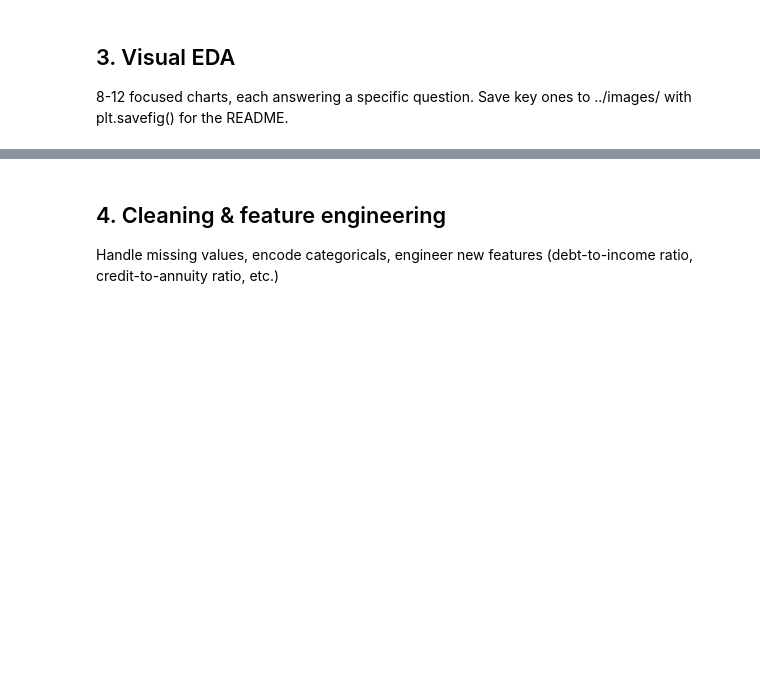
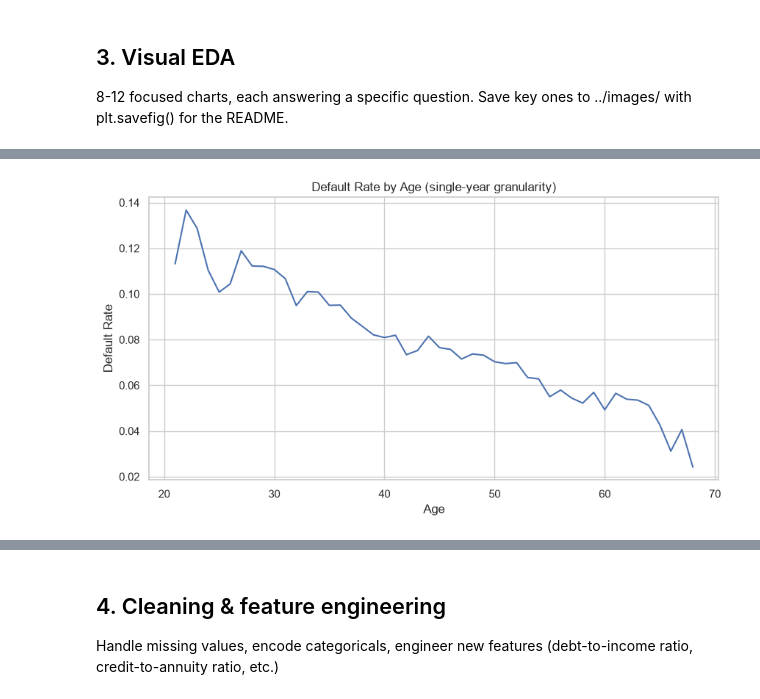
Before and after one commit to IanCode212/Credit_Risk_default_prediction, a Jupyter notebook: notebooks/01_analysis.ipynb, the cells around one changed output, grey strips where cells are left out. Saved outputs shown, nothing was run; the diff lists cells and outputs as text; code cells hidden in the pictures; blank space fills up the shorter version.

Commit message:
Add EDA charts and move DB password to .env

```diff
--- a/notebooks/01_analysis.ipynb
+++ b/notebooks/01_analysis.ipynb
@@ -17,0 +33,6 @@ sns.set_theme(style='whitegrid')
+# %%
+import os
+from dotenv import load_dotenv
+
+load_dotenv("C:\\Users\\Ian\\OneDrive\\Desktop\\credit-risk-default-prediction\\.env")
+engine = create_engine(f"mysql+pymysql://root:{os.getenv('DB_PASSWORD')}@localhost:3306/credit_risk")
@@ -35,0 +201,22 @@ Write SQL queries here for: default rate by income bracket, age, education, empl
+# %%
+query_age = '''
+SELECT
+  FLOOR(-DAYS_BIRTH/365) AS age,
+  AVG(TARGET) AS default_rate,
+    COUNT(*) AS n
+FROM applications
+GROUP BY age
+ORDER BY age
+'''
+age_data = pd.read_sql(query_age, engine)
+age_data_filtered = age_data[age_data['n'] >= 50] # I drop ages with too few applicants to trust
+
+plt.figure(figsize=(10, 5))
+plt.plot(age_data_filtered['age'], age_data_filtered['default_rate'])
+plt.xlabel('Age')
+plt.ylabel('Default Rate')
+plt.title('Default Rate by Age (single-year granularity)')
+plt.savefig("C:\\Users\\Ian\\OneDrive\\Desktop\\credit-risk-default-prediction\\images\\default_rate_by_age.png", dpi = 150, bbox_inches = 'tight')
+plt.show()
+# %% [output]
+[figure, added]
```
Also changed, not shown: parts of 37 cells of this notebook, 7 other files.
